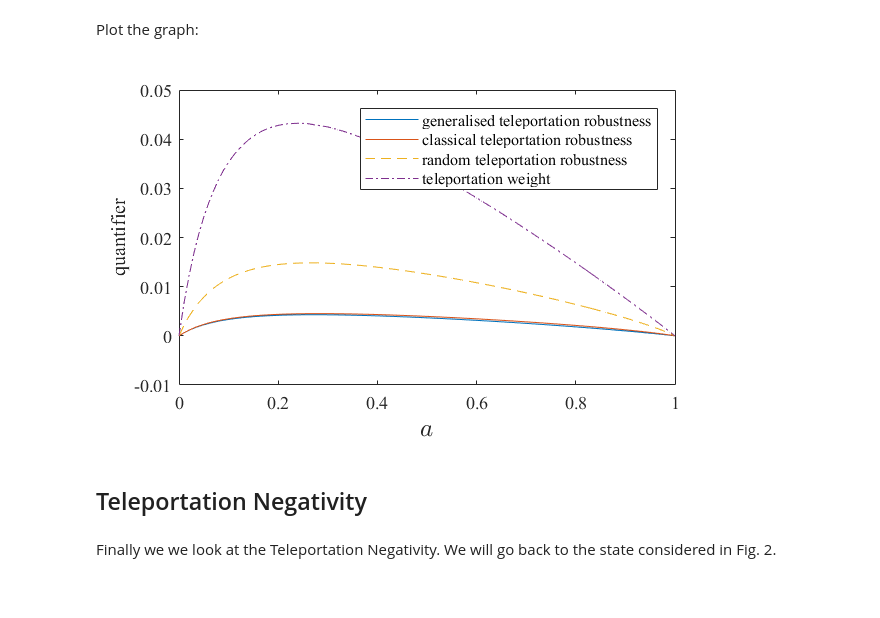
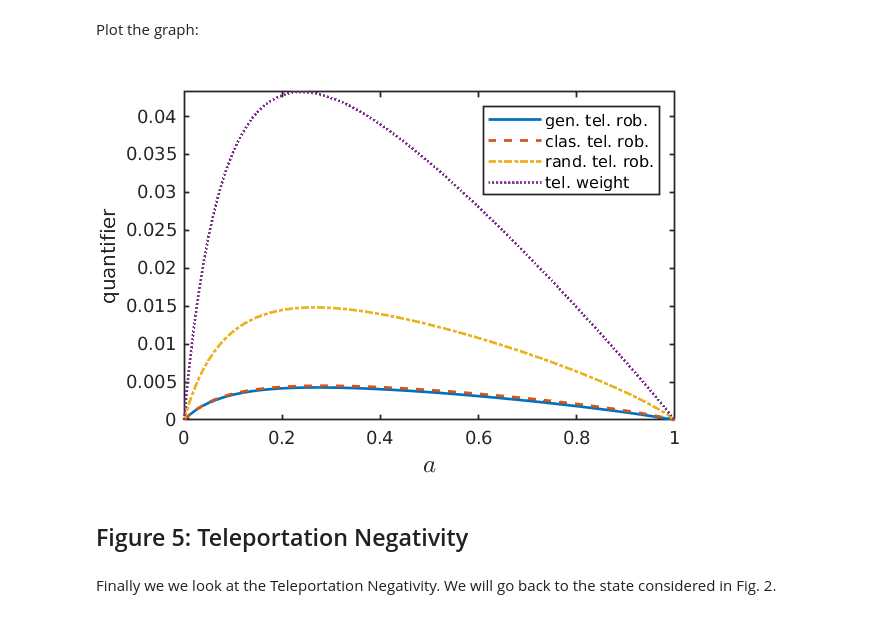
Before and after one commit to paulskrzypczyk/nonclassicalteleportation, a Jupyter notebook: Quantifying teleportation.ipynb, the cells around one changed output. Saved outputs shown, nothing was run; the diff lists cells and outputs as text; code cells hidden in the pictures.

```diff
--- a/Quantifying teleportation.ipynb
+++ b/Quantifying teleportation.ipynb
@@ -202,17 +203,24 @@ end
 # %% [markdown]
 Plot the graph:
 # %%
-plot(av,TRGv,av,TRCv,av,TRRv,'--',av,TWv,'-.')
-ax = gca;
-legend({'generalised teleportation robustness','classical teleportation robustness',...
-'random teleportation robustness','teleportation weight'})
+%plot inline
+
+plot(av,TRGv,av,TRCv,'--',av,TRRv,'-.',av,TWv,':','LineWidth',1.5)
+legend({'gen. tel. rob.','clas. tel. rob.',...
+'rand. tel. rob.','tel. weight'})
 xlabel('$a$','Interpreter','latex','FontSize',14)
 ylabel('quantifier')
-set(gca,'FontName','Times')
+
+Fig4 = gca;
+Fig4.FontName = 'Times';
+Fig4.LineWidth = 1;
+
+axis tight
+set(gcf, 'Units','centimeters', 'Position',[0 0 8.6 6.4])
 # %% [output]
-[figure, old version]
+[figure, new version]
 # %% [markdown]
-## Teleportation Negativity
+## Figure 5: Teleportation Negativity
 # %% [markdown]
 Finally we we look at the Teleportation Negativity. We will go back to the state considered in Fig. 2.
 # %%
```
Also changed, not shown: parts of 11 cells of this notebook, 4 other files.
